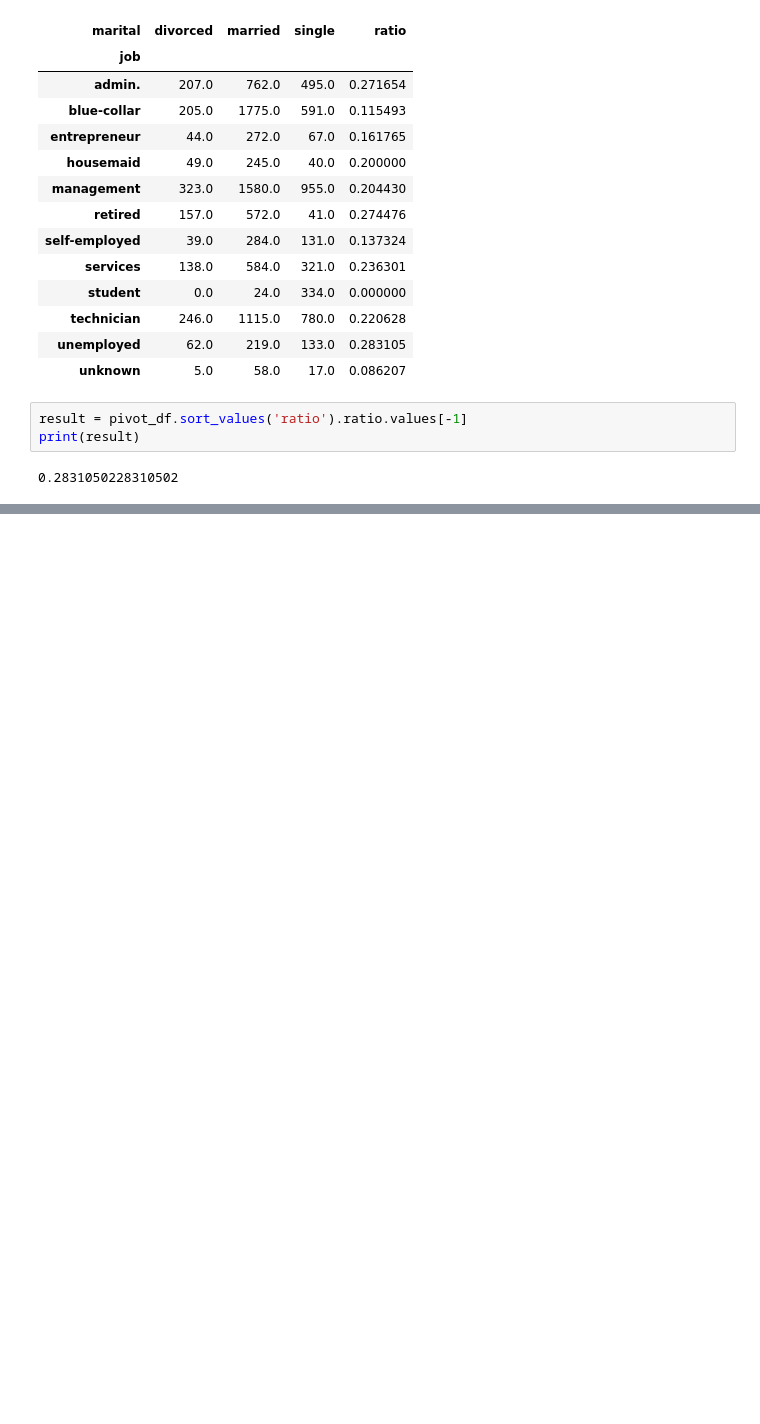
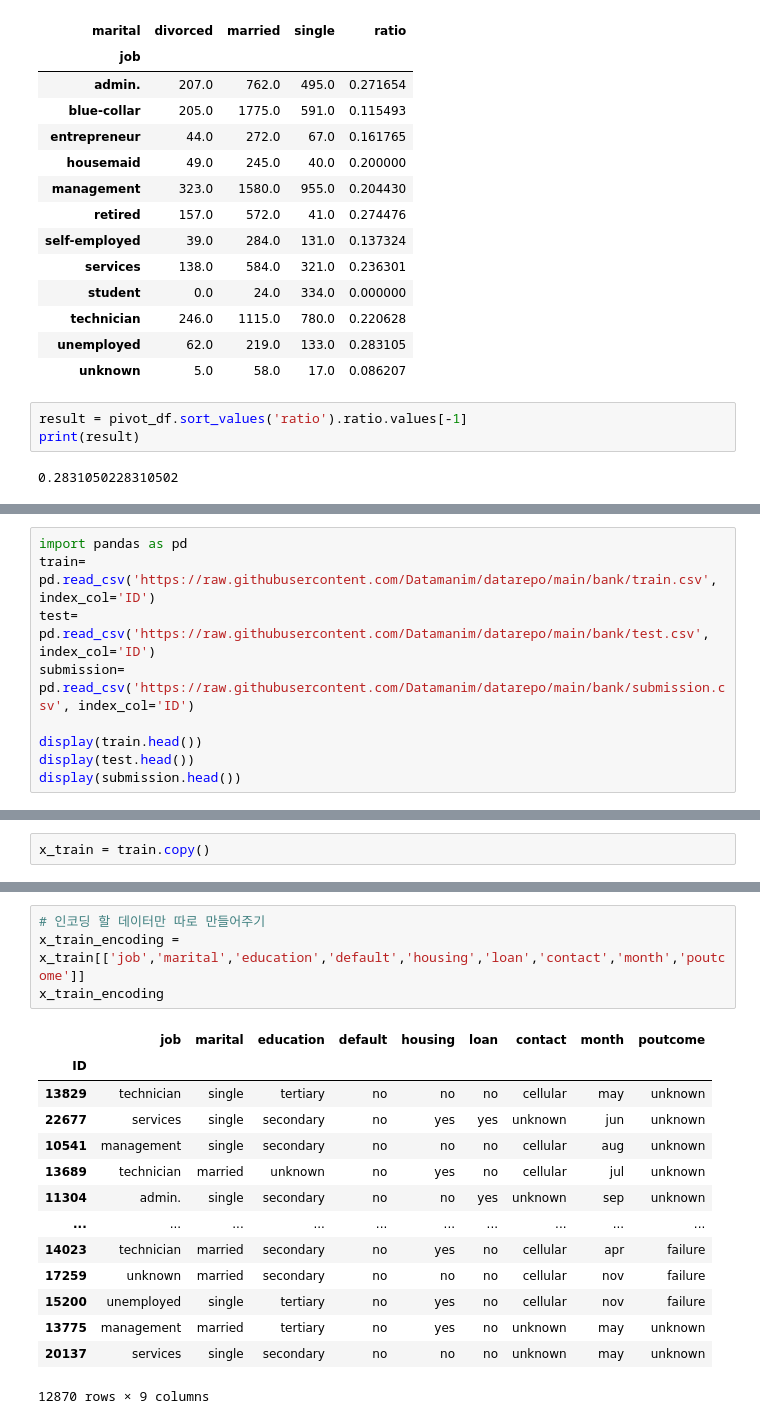
Before and after one commit to hyunji2776/bigdata, a Jupyter notebook: DataManim_Test1.ipynb, the cells around one changed output, grey strips where cells are left out. Drawn from its saved outputs; the diff is of its cells as text; blank space fills up the shorter version.

```diff
--- a/DataManim_Test1.ipynb
+++ b/DataManim_Test1.ipynb
@@ -246,0 +250,9 @@ print(result)
+# %%
+import pandas as pd
+train= pd.read_csv('https://raw.githubusercontent.com/Datamanim/datarepo/main/bank/train.csv', index_col='ID')
+test= pd.read_csv('https://raw.githubusercontent.com/Datamanim/datarepo/main/bank/test.csv', index_col='ID')
+submission= pd.read_csv('https://raw.githubusercontent.com/Datamanim/datarepo/main/bank/submission.csv', index_col='ID')
+
+display(train.head())
+display(test.head())
+display(submission.head())
@@ -246,0 +281,2 @@ print(result)
+# %%
+x_train = train.copy()
@@ -246,0 +325,19 @@ print(result)
+# %%
+# 인코딩 할 데이터만 따로 만들어주기
+x_train_encoding = x_train[['job','marital','education','default','housing','loan','contact','month','poutcome']]
+x_train_encoding
+# %% [output]
+|  | job | marital | education | default | housing | loan | contact | month | poutcome |
+| ID |  |  |  |  |  |  |  |  |  |
+| 13829 | technician | single | tertiary | no | no | no | cellular | may | unknown |
+| 22677 | services | single | secondary | no | yes | yes | unknown | jun | unknown |
+| 10541 | management | single | secondary | no | no | no | cellular | aug | unknown |
+| 13689 | technician | married | unknown | no | yes | no | cellular | jul | unknown |
+| 11304 | admin. | single | secondary | no | no | yes | unknown | sep | unknown |
+| ... | ... | ... | ... | ... | ... | ... | ... | ... | ... |
+| 14023 | technician | married | secondary | no | yes | no | cellular | apr | failure |
+| 17259 | unknown | married | secondary | no | no | no | cellular | nov | failure |
+| 15200 | unemployed | single | tertiary | no | yes | no | cellular | nov | failure |
+| 13775 | management | married | tertiary | no | yes | no | unknown | may | unknown |
+| 20137 | services | single | secondary | no | no | no | unknown | may | unknown |
+12870 rows × 9 columns
```
Also changed, not shown: parts of 25 cells of this notebook.
